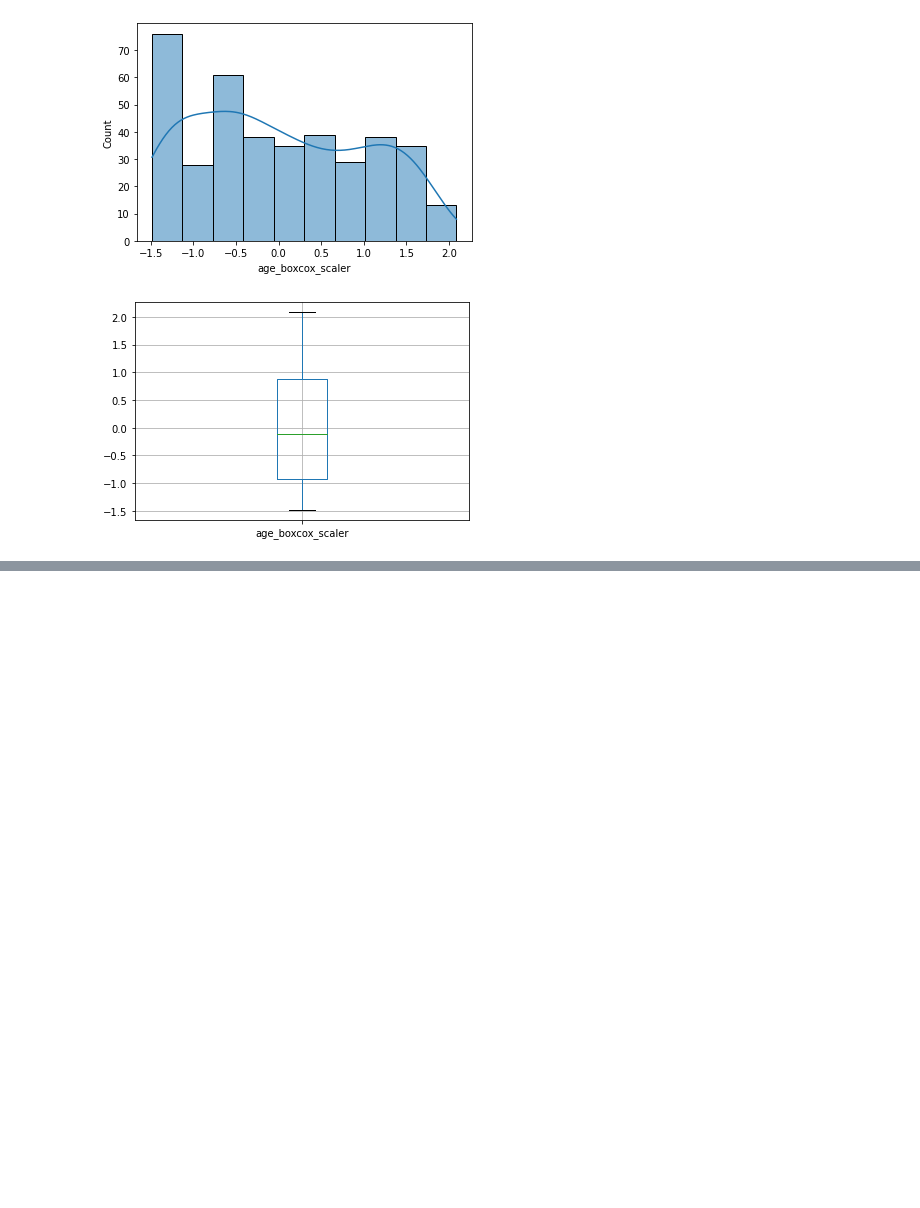
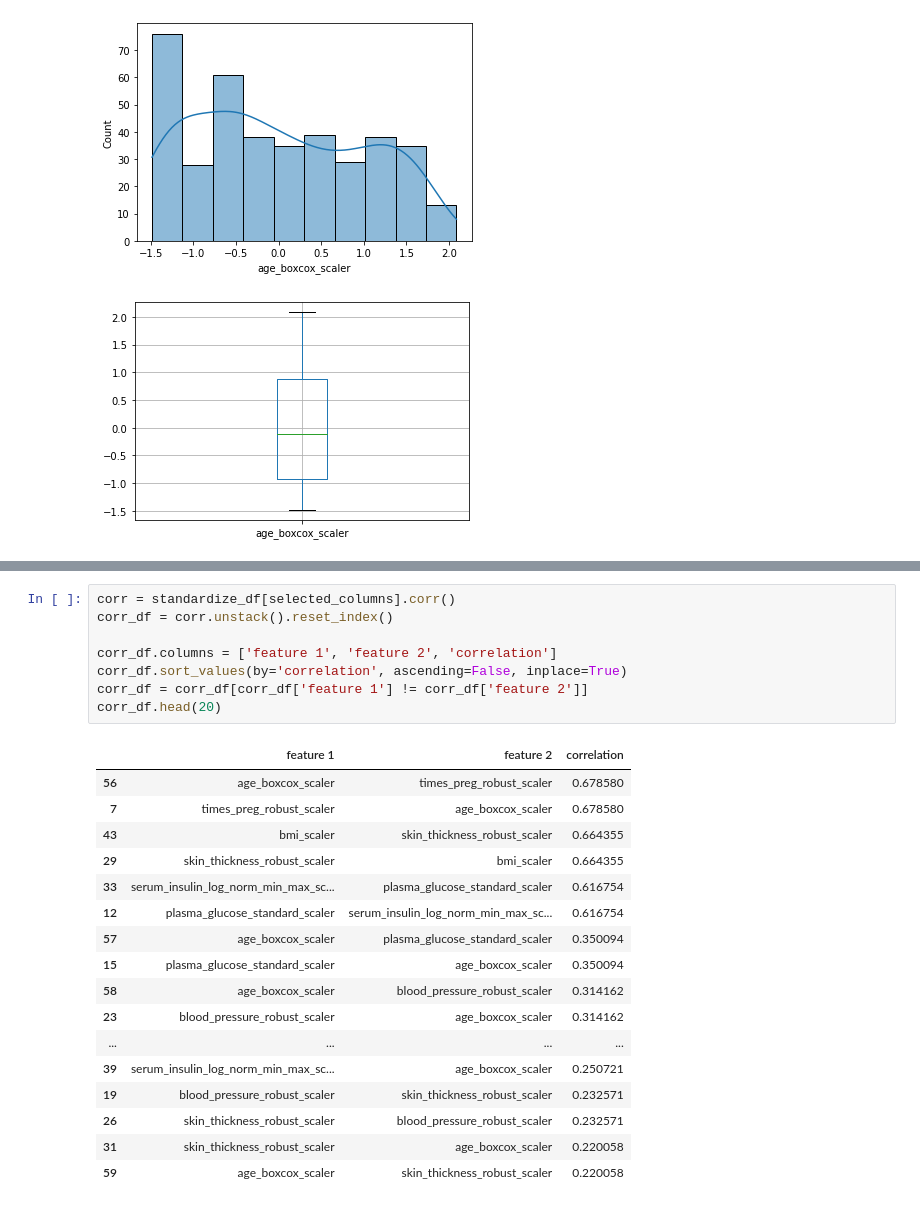
Before and after one commit to reallylongaddress/data-science-practice, a Jupyter notebook: diabetes_data/eda.ipynb, the cells around one changed output, grey strips where cells are left out. Cells and saved outputs as stored; diff of their text form; blank space fills up the shorter version.

```diff
--- a/diabetes_data/eda.ipynb
+++ b/diabetes_data/eda.ipynb
@@ -558,0 +697,26 @@ plt.show()
+# %%
+corr = standardize_df[selected_columns].corr()
+corr_df = corr.unstack().reset_index()
+
+corr_df.columns = ['feature 1', 'feature 2', 'correlation']
+corr_df.sort_values(by='correlation', ascending=False, inplace=True)
+corr_df = corr_df[corr_df['feature 1'] != corr_df['feature 2']]
+corr_df.head(20)
+# %% [output]
+|  | feature 1 | feature 2 | correlation |
+| 56 | age_boxcox_scaler | times_preg_robust_scaler | 0.678580 |
+| 7 | times_preg_robust_scaler | age_boxcox_scaler | 0.678580 |
+| 43 | bmi_scaler | skin_thickness_robust_scaler | 0.664355 |
+| 29 | skin_thickness_robust_scaler | bmi_scaler | 0.664355 |
+| 33 | serum_insulin_log_norm_min_max_sc... | plasma_glucose_standard_scaler | 0.616754 |
+| 12 | plasma_glucose_standard_scaler | serum_insulin_log_norm_min_max_sc... | 0.616754 |
+| 57 | age_boxcox_scaler | plasma_glucose_standard_scaler | 0.350094 |
+| 15 | plasma_glucose_standard_scaler | age_boxcox_scaler | 0.350094 |
+| 58 | age_boxcox_scaler | blood_pressure_robust_scaler | 0.314162 |
+| 23 | blood_pressure_robust_scaler | age_boxcox_scaler | 0.314162 |
+| ... | ... | ... | ... |
+| 39 | serum_insulin_log_norm_min_max_sc... | age_boxcox_scaler | 0.250721 |
+| 19 | blood_pressure_robust_scaler | skin_thickness_robust_scaler | 0.232571 |
+| 26 | skin_thickness_robust_scaler | blood_pressure_robust_scaler | 0.232571 |
+| 31 | skin_thickness_robust_scaler | age_boxcox_scaler | 0.220058 |
+| 59 | age_boxcox_scaler | skin_thickness_robust_scaler | 0.220058 |
```
Also changed, not shown: parts of 17 cells of this notebook, 12 other files.
